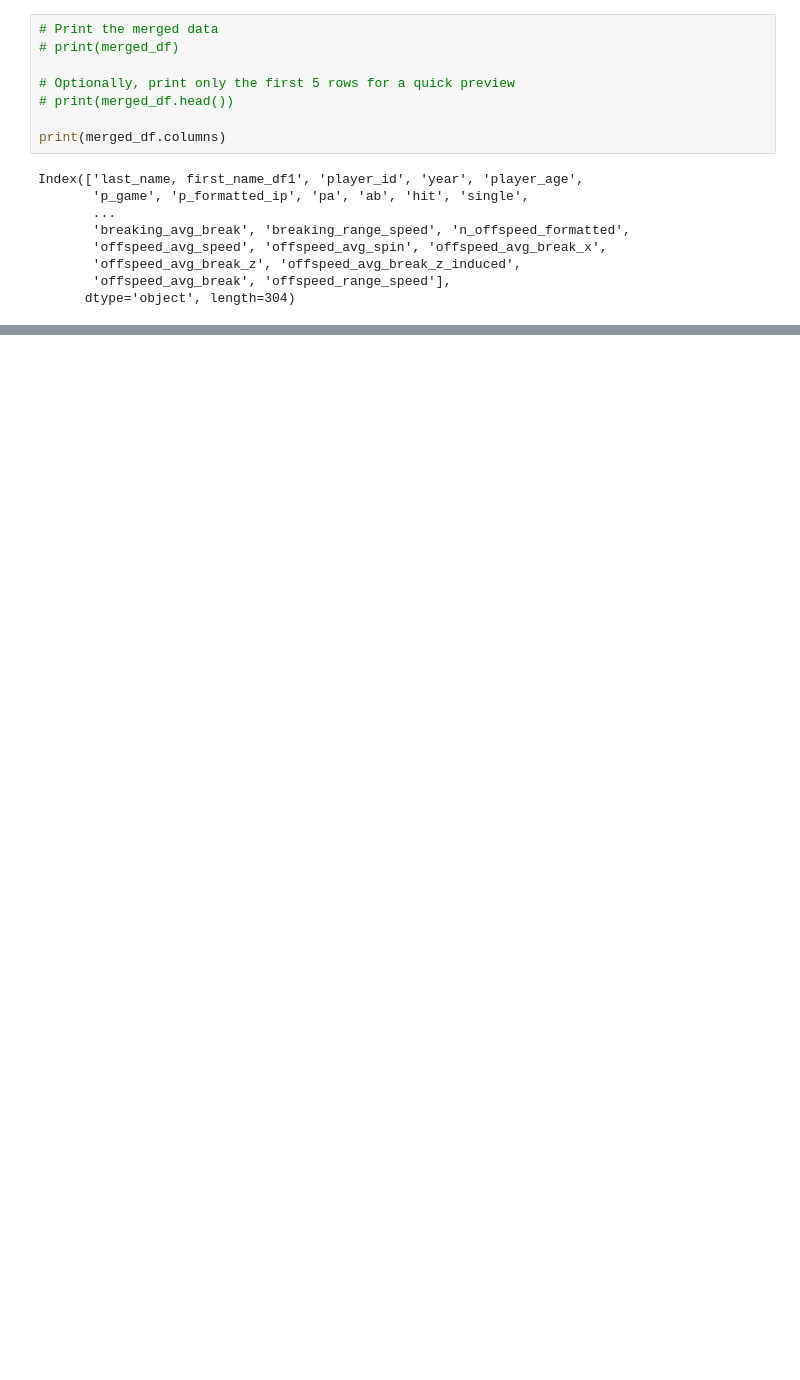
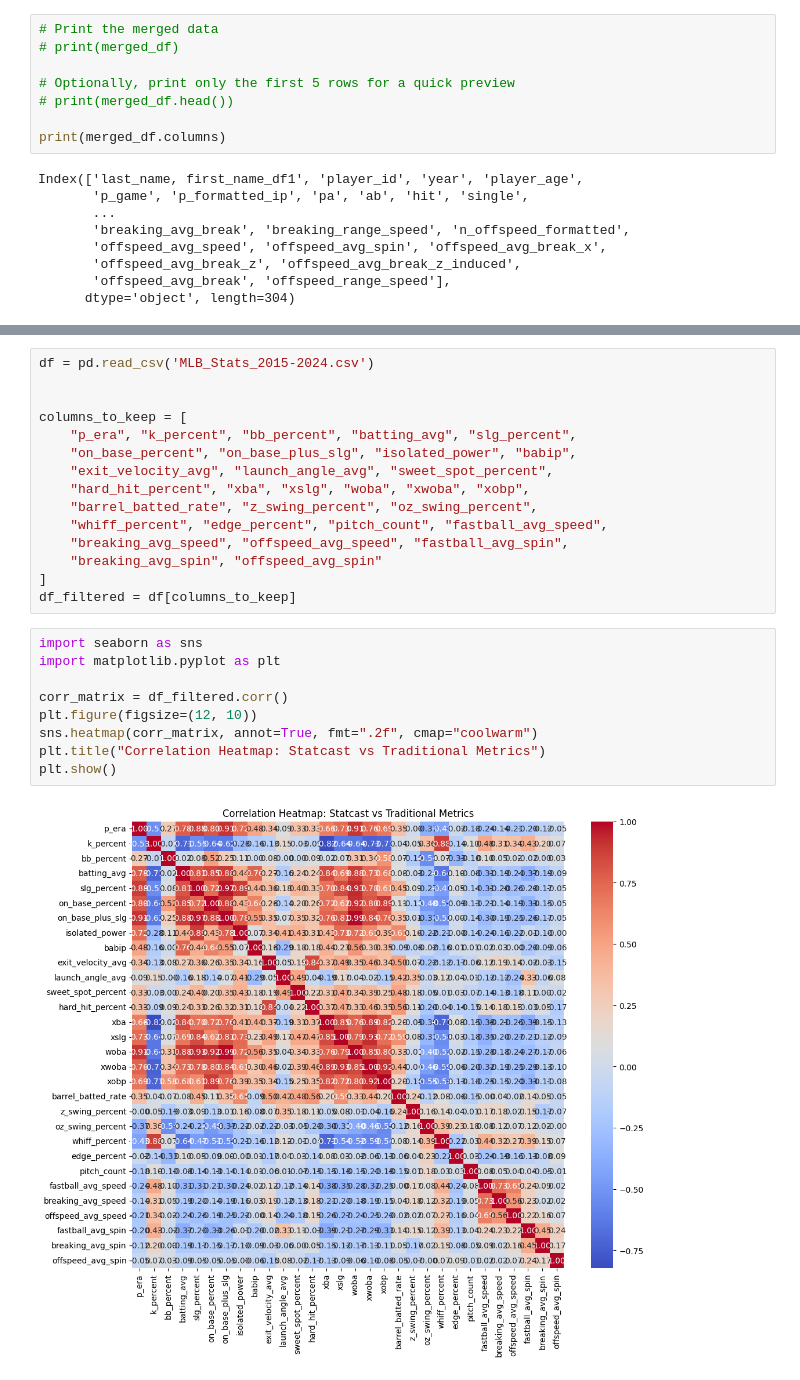
Before and after one commit to Chaya185/Python-Data-Analytics-Project, a Jupyter notebook: MLB_Project.ipynb, the cells around one changed output, grey strips where cells are left out. Saved outputs shown, nothing was run; the diff lists cells and outputs as text; blank space fills up the shorter version.

```diff
--- a/MLB_Project.ipynb
+++ b/MLB_Project.ipynb
@@ -119,0 +687,26 @@ Passing `palette` without assigning `hue` is deprecated and will be removed in v
+# %%
+df = pd.read_csv('MLB_Stats_2015-2024.csv')
+
+
+columns_to_keep = [
+    "p_era", "k_percent", "bb_percent", "batting_avg", "slg_percent",
+    "on_base_percent", "on_base_plus_slg", "isolated_power", "babip",
+    "exit_velocity_avg", "launch_angle_avg", "sweet_spot_percent",
+    "hard_hit_percent", "xba", "xslg", "woba", "xwoba", "xobp",
+    "barrel_batted_rate", "z_swing_percent", "oz_swing_percent",
+    "whiff_percent", "edge_percent", "pitch_count", "fastball_avg_speed",
+    "breaking_avg_speed", "offspeed_avg_speed", "fastball_avg_spin",
+    "breaking_avg_spin", "offspeed_avg_spin"
+]
+df_filtered = df[columns_to_keep]
+# %%
+import seaborn as sns
+import matplotlib.pyplot as plt
+
+corr_matrix = df_filtered.corr()
+plt.figure(figsize=(12, 10))
+sns.heatmap(corr_matrix, annot=True, fmt=".2f", cmap="coolwarm")
+plt.title("Correlation Heatmap: Statcast vs Traditional Metrics")
+plt.show()
+# %% [output]
+[figure, added]
```
Also changed, not shown: parts of 24 cells of this notebook, 9 other files.
